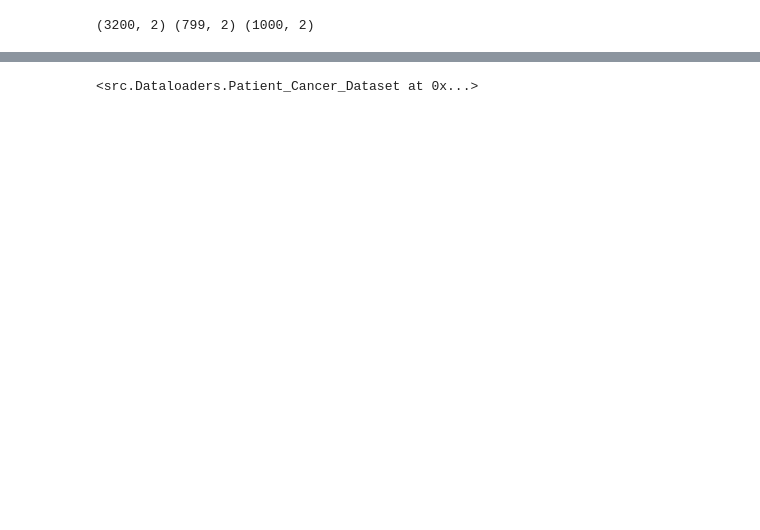
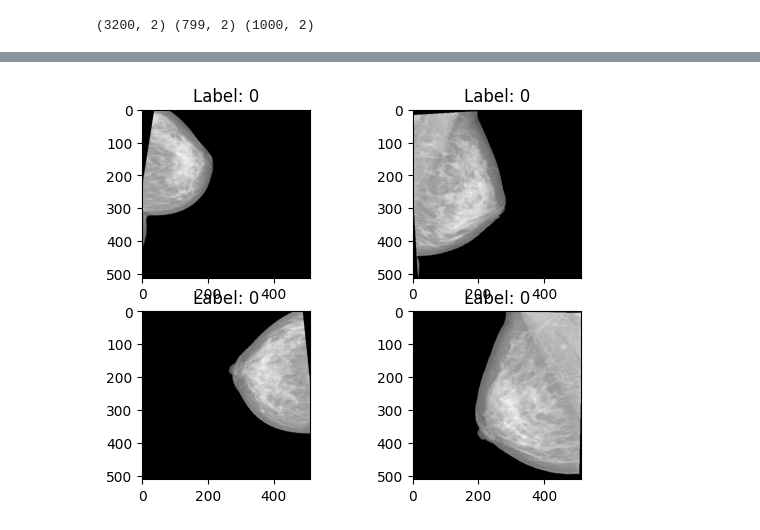
Before and after one commit to hzavadil98/UiT_FYS-8603, a Jupyter notebook: playground.ipynb, the cells around one changed output, grey strips where cells are left out. Saved outputs shown, nothing was run; the diff lists cells and outputs as text; code cells hidden in the pictures; blank space fills up the shorter version.

```diff
--- a/playground.ipynb
+++ b/playground.ipynb
@@ -140,4 +130,4 @@ plt.show()
-# %%
-loader.train_dataloader().dataset
-# %% [output]
-<src.Dataloaders.Patient_Cancer_Dataset at 0x...>
+# %%
+loader.plot(3)
+# %% [output]
+[figure, added]
```
Also changed, not shown: parts of 6 cells of this notebook, 5 other files.
